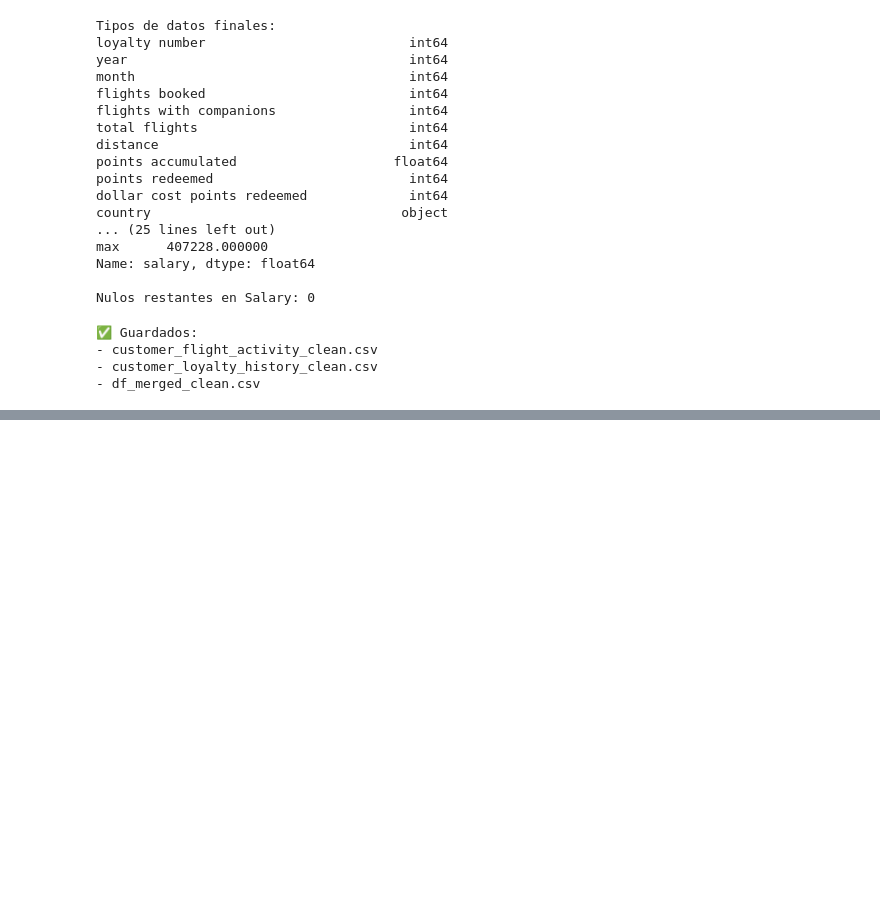
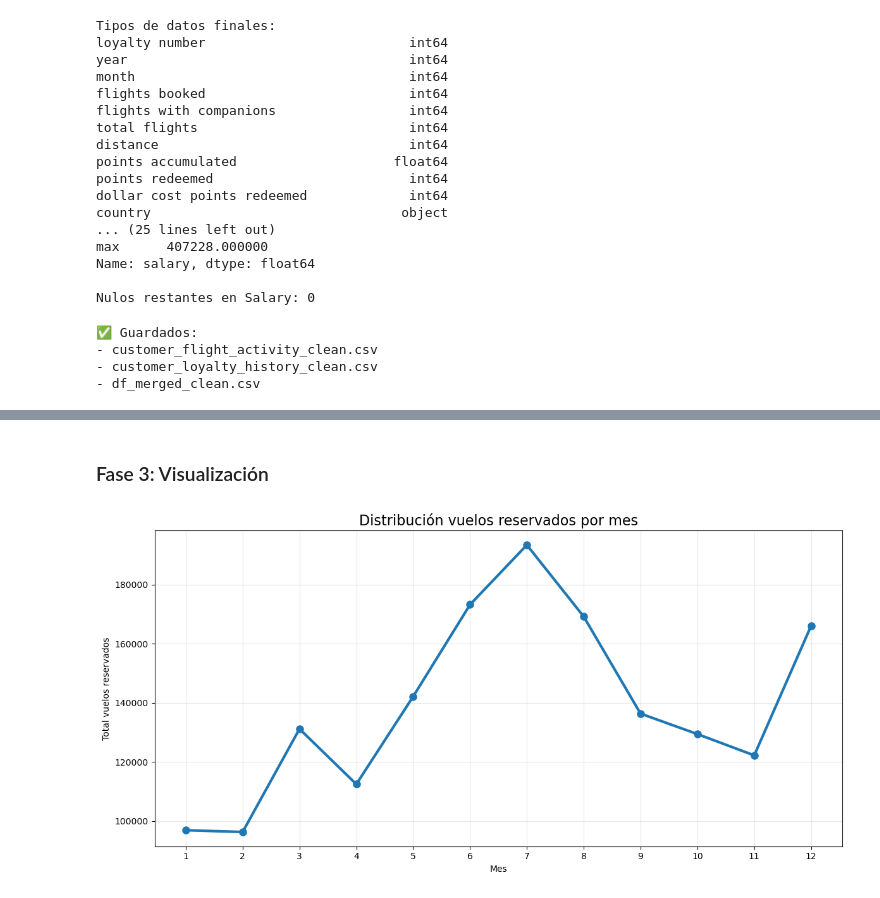
Before and after one commit to Adalab/bda-modulo-3-evaluacion-final-cristinaragon, a Jupyter notebook: Analisis_Loyalty.ipynb, the cells around one changed output, grey strips where cells are left out. Cells and saved outputs as stored; diff of their text form; code cells hidden in the pictures; blank space fills up the shorter version.

Commit message:
add fase 2 y graficos por retocar

```diff
--- a/Analisis_Loyalty.ipynb
+++ b/Analisis_Loyalty.ipynb
@@ -405,0 +743,23 @@ df = pd.read_csv('df_merged_clean.csv')
+# %% [markdown]
+### Fase 3: Visualización
+# %%
+#Pregunta 1: VUELOS RESERVADOS POR MES
+import pandas as pd
+import matplotlib.pyplot as plt
+import seaborn as sns
+
+df_flights = pd.read_csv('customer_flight_activity_clean.csv')
+
+plt.figure(figsize=(12,6))
+vuelos_mes = df_flights.groupby('month')['flights booked'].sum()
+plt.plot(vuelos_mes.index, vuelos_mes.values, marker='o', linewidth=3, markersize=8)
+plt.title('Distribución vuelos reservados por mes', fontsize=16)
+plt.xlabel('Mes')
+plt.ylabel('Total vuelos reservados')
+plt.xticks(range(1,13))
+plt.grid(True, alpha=0.3)
+plt.tight_layout()
+plt.savefig('pregunta1_vuelos_mes.png', dpi=300)
+plt.show()
+# %% [output]
+[figure, added]
```
Also changed, not shown: parts of 20 cells of this notebook, 11 other files.
